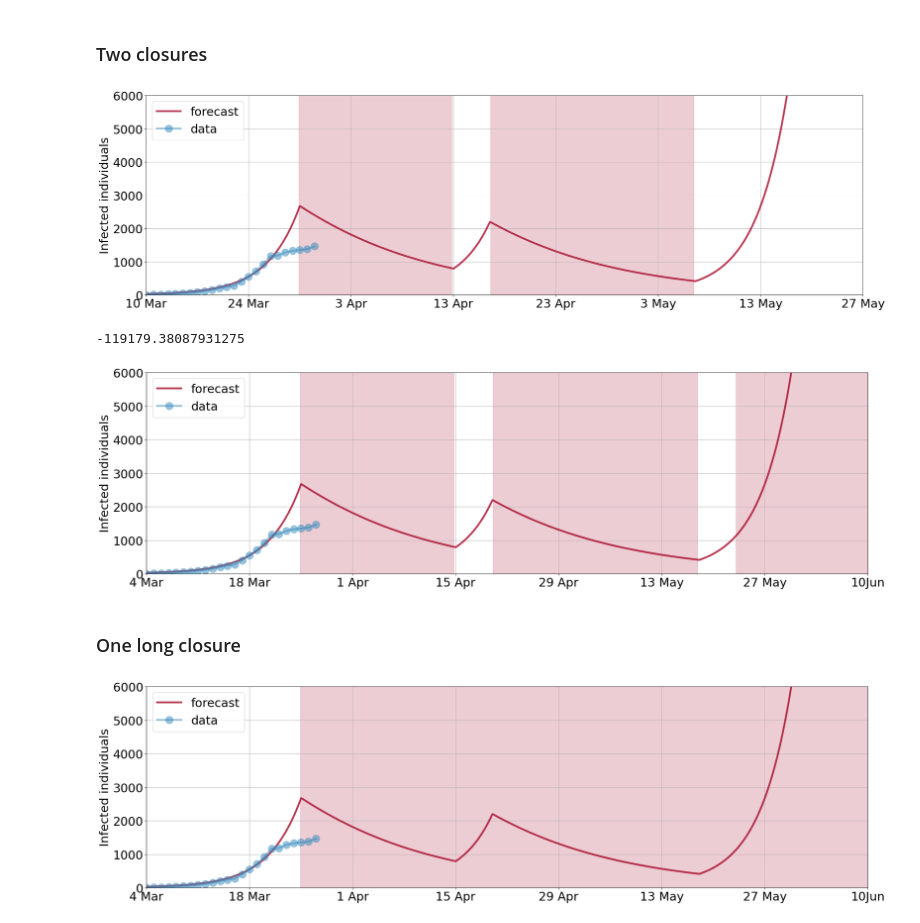
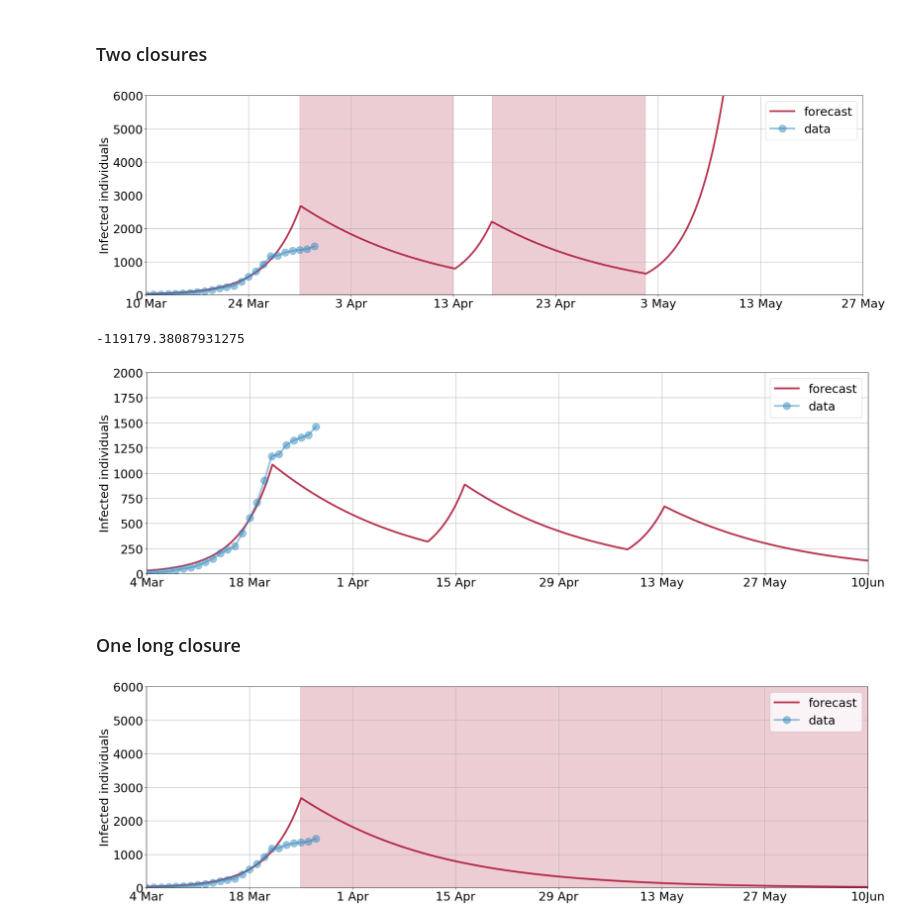
Before and after one commit to philip-mach/pyross, a Jupyter notebook: examples/ex4-age-structured-SIR-SouthAfrica-with-interventions.ipynb, the cells around one changed output. Cells and saved outputs as stored; diff of their text form; code cells hidden in the pictures.

```diff
--- a/examples/ex4-age-structured-SIR-SouthAfrica-with-interventions.ipynb
+++ b/examples/ex4-age-structured-SIR-SouthAfrica-with-interventions.ipynb
@@ -76,9 +76,9 @@ model = pyross.models.SIR(parameters, M, Ni)
 
 # the contact matrix is time-dependent
 def contactMatrix(t):
-    if t<21:
+    if t<17:
         xx = C
-    elif 21<=t<42:
+    elif 15<=t<38:
         xx = CH
     else:
         xx = C
@@ -86,6 +86,7 @@ def contactMatrix(t):
 
 
 # start simulation
+# Nf is intervals within range, run over time 0..Tf
 Tf=98.5;  Nf=2000; filename='this.mat'
 model.simulate(S_0, Ia_0, Is_0, contactMatrix, Tf, Nf, filename)
 # %%
@@ -127,7 +128,7 @@ def contactMatrix(t):
         xx = CH
     elif 42<=t<47:
         xx = C
-    elif 47<=t<75:
+    elif 47<=t<68:
         xx = CH
     else:
         xx = C
@@ -153,7 +154,7 @@ plt.xticks(np.arange(0, 200, 14),('10 Mar', '24 Mar', '3 Apr', '13 Apr', '23 Apr
 
 t1=int(Nf/(14))
 plt.fill_between(t[3*t1:6*t1], 0, 6000, color="#A60628", alpha=0.2)
-plt.fill_between(t[6*t1+108:10*t1+108], 0, 6000, color="#A60628", alpha=0.2)
+plt.fill_between(t[6*t1+108:9*t1+108], 0, 6000, color="#A60628", alpha=0.2)
 
 my_data = np.genfromtxt('data/covid-cases/southafrica.txt', delimiter='', skip_header=6)
 day, cases = my_data[:,0], my_data[:,2]
@@ -164,7 +165,7 @@ plt.autoscale(enable=True, axis='x', tight=True)
 plt.ylabel('Infected individuals'); plt.xlim(0, 98); plt.ylim(0, 6000);
 #plt.savefig('/Users/rsingh/Desktop/4b.png', format='png', dpi=200)
 # %% [output]
-[figure, old version]
+[figure, new version]
 # %%
 m1 = .01*MM*(data['X'][0,0:M]-data['X'][-1,0:M])
 np.sum(m1)
@@ -175,15 +176,15 @@ SC[-1]-SC[0]
 ## Three closures
 # %%
 def contactMatrix(t):
-    if t<21:
+    if t < 17:
         xx = C
-    elif 21<=t<42:
+    elif 17<=t<38:
         xx = CH
-    elif 42<=t<47:
+    elif 38<=t<43:
         xx = C
-    elif 47<=t<75:
+    elif 43<=t<65:
         xx = CH
-    elif 75<=t<80:
+    elif 65<=t<70:
         xx = C
     else:
         xx = CH
@@ -196,34 +197,34 @@ model.simulate(S_0, Ia_0, Is_0, contactMatrix, Tf, Nf, filename)
 # %%
 data=loadmat(filename)
 IC  = np.zeros((Nf))
 SC  = np.zeros((Nf))
 
 for i in range(M):
         IC += data['X'][:,2*M+i]
         SC += data['X'][:,0*M+i]
 
 fig=plt.figure(num=None, figsize=(28, 8), dpi=80, facecolor='w', edgecolor='k')
 plt.rcParams.update({'font.size': 26})
 
 plt.plot(t, IC, '-', lw=4, color='#A60628', label='forecast', alpha=0.8)
 plt.xticks(np.arange(0, 200, 14),('4 Mar','18 Mar','1 Apr','15 Apr','29 Apr','13 May','27 May','10Jun'));
 
 t1=int(Nf/(14))
-plt.fill_between(t[3*t1:6*t1], 0, 6000, color="#A60628", alpha=0.2)
-plt.fill_between(t[6*t1+108:10*t1+108], 0, 6000, color="#A60628", alpha=0.2)
-plt.fill_between(t[10*t1+213:14*t1+410], 0, 6000, color="#A60628", alpha=0.2)
+#plt.fill_between(t[2*t1:6*t1]-0.25, 0, 6000, color="#A60628", alpha=0.2)
+#plt.fill_between(t[6*t1+108:10*t1+108], 0, 6000, color="#A60628", alpha=0.2)
+#plt.fill_between(t[10*t1+213:14*t1+410], 0, 6000, color="#A60628", alpha=0.2)
 
 
 my_data = np.genfromtxt('data/covid-cases/southafrica.txt', delimiter='', skip_header=6)
 day, cases = my_data[:,0], my_data[:,2]
 
 plt.plot(cases, 'o-', lw=4, color='#348ABD', ms=16, label='data', alpha=0.5)
 plt.legend(fontsize=26); plt.grid()
 plt.autoscale(enable=True, axis='x', tight=True)
-plt.ylabel('Infected individuals'); plt.xlim(0, 98); plt.ylim(0, 6000);
+plt.ylabel('Infected individuals'); plt.xlim(0, 98); plt.ylim(0, 2000);
 #plt.savefig('/Users/rsingh/Desktop/4b.png', format='png', dpi=200)
 # %% [output]
-[figure, old version]
+[figure, new version]
 # %% [markdown]
 ### One long closure
 # %%
@@ -267,4 +268,4 @@ plt.autoscale(enable=True, axis='x', tight=True)
 plt.ylabel('Infected individuals'); plt.xlim(0, 98); plt.ylim(0, 6000);
 #plt.savefig('/Users/rsingh/Desktop/4b.png', format='png', dpi=200)
 # %% [output]
-[figure, old version]
+[figure, new version]
```
Also changed, not shown: parts of 1 cell of this notebook.
